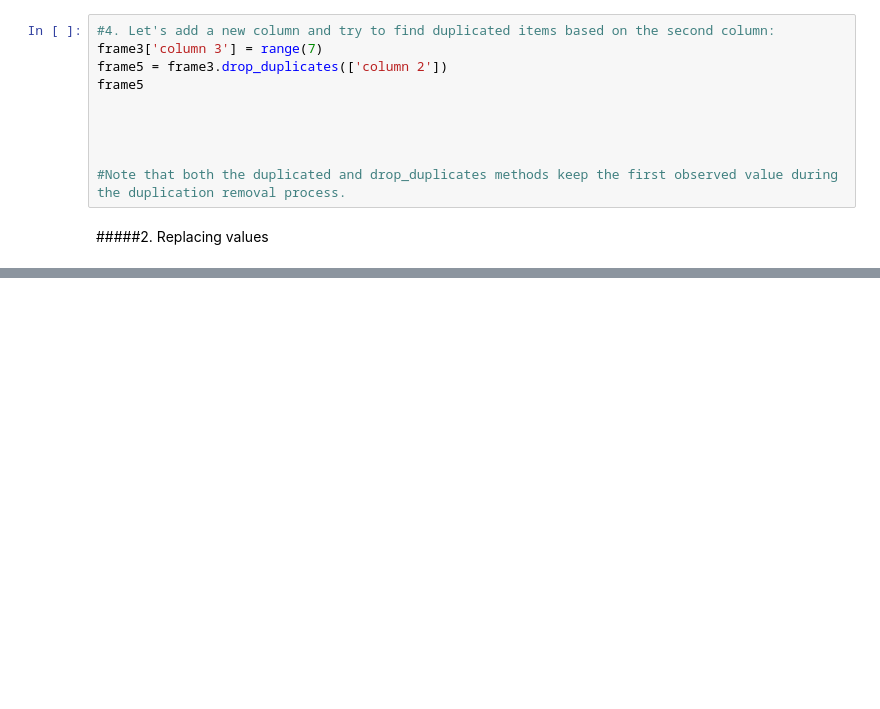
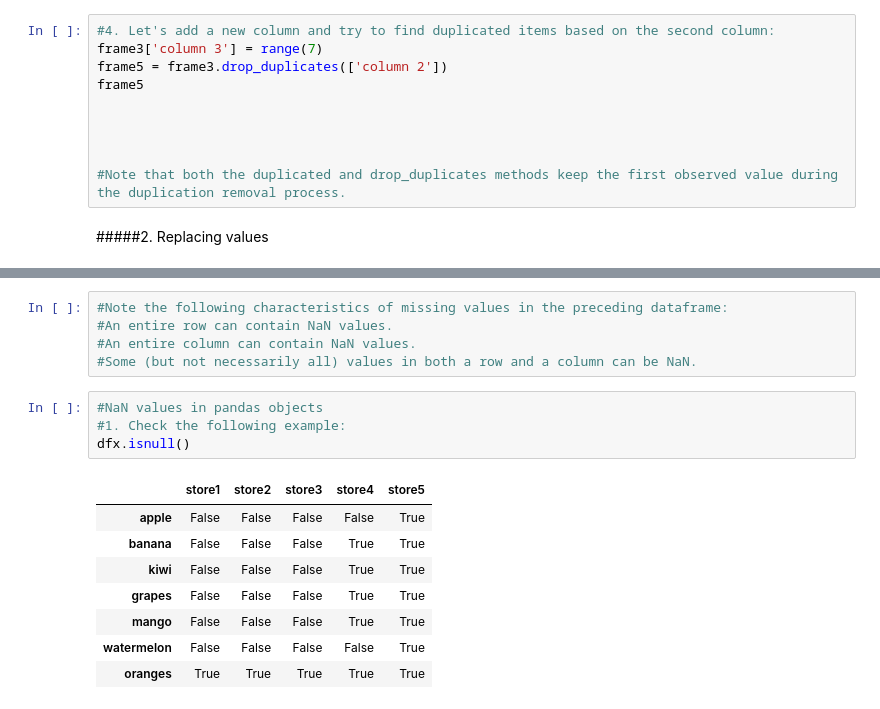
Before and after one commit to salemprakash/EDA, a Jupyter notebook: Chapter2.ipynb, the cells around one changed output, grey strips where cells are left out. Cells and saved outputs as stored; diff of their text form; blank space fills up the shorter version.

```diff
--- a/Chapter2.ipynb
+++ b/Chapter2.ipynb
@@ -167,0 +242,18 @@ replaceFrame.replace(to_replace =[-786, 0], value= [np.nan, 2])
+# %%
+#Note the following characteristics of missing values in the preceding dataframe:
+#An entire row can contain NaN values.
+#An entire column can contain NaN values.
+#Some (but not necessarily all) values in both a row and a column can be NaN.
+# %%
+#NaN values in pandas objects
+#1. Check the following example:
+dfx.isnull()
+# %% [output]
+|  | store1 | store2 | store3 | store4 | store5 |
+| apple | False | False | False | False | True |
+| banana | False | False | False | True | True |
+| kiwi | False | False | False | True | True |
+| grapes | False | False | False | True | True |
+| mango | False | False | False | True | True |
+| watermelon | False | False | False | False | True |
+| oranges | True | True | True | True | True |
```
Also changed, not shown: parts of 10 cells of this notebook.
